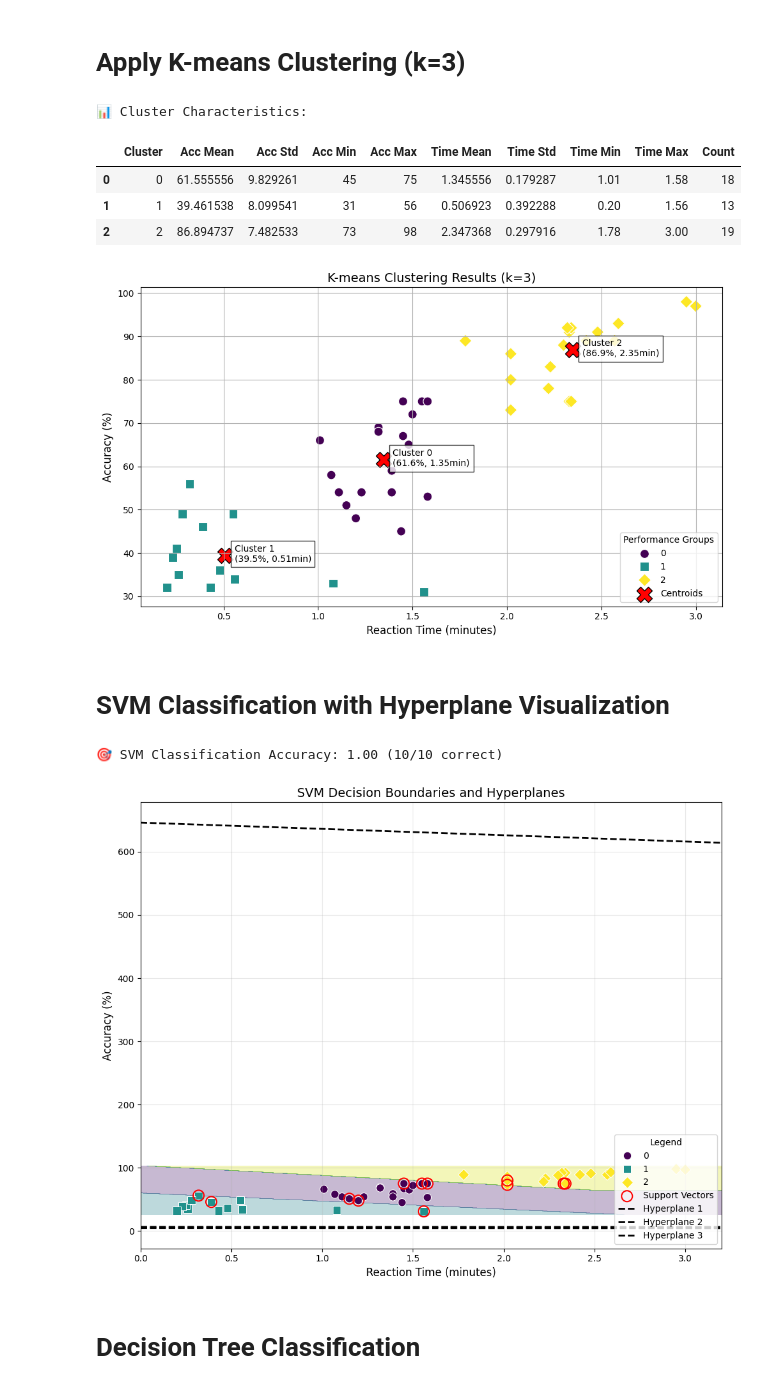
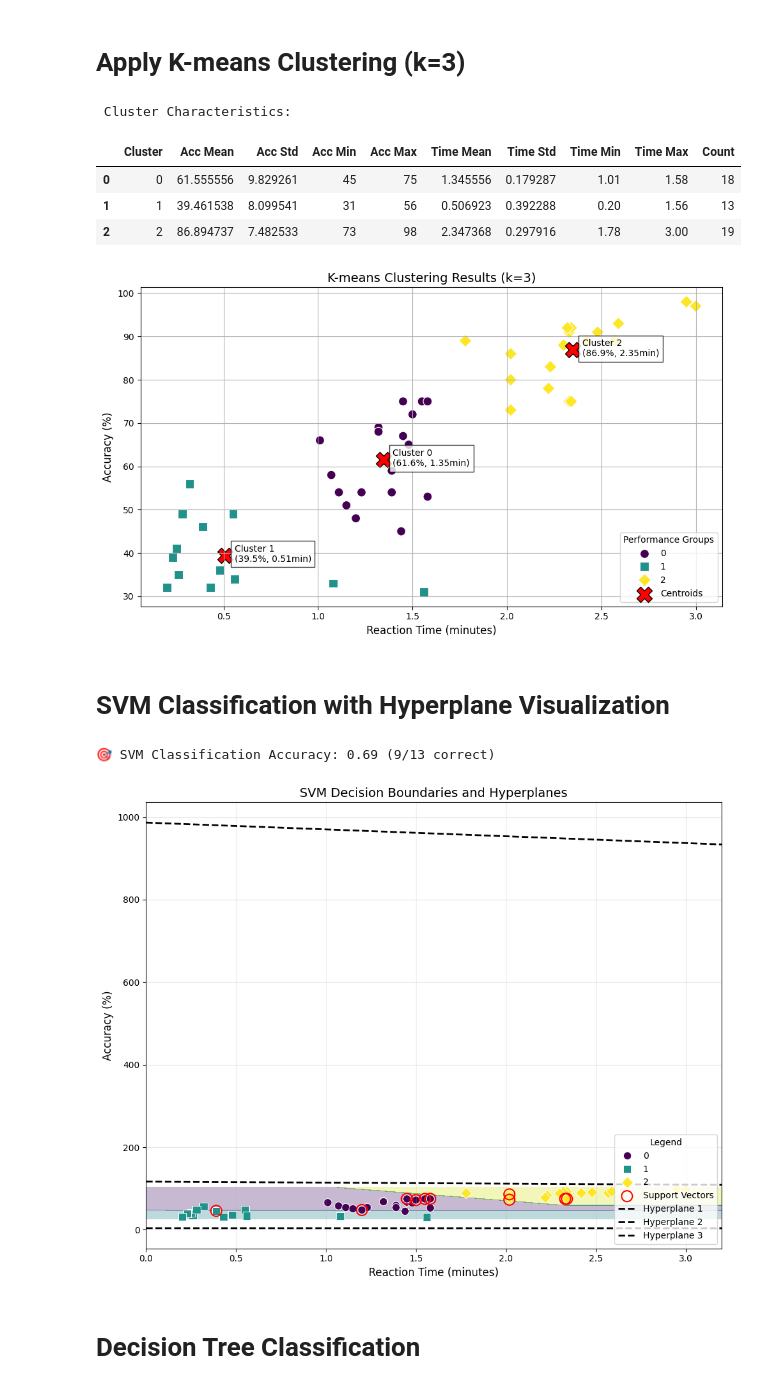
Before and after one commit to Rokibul1022/Rokibul_2111088642_CSE445, a Jupyter notebook: Mini_project-1/project_1.ipynb, the cells around one changed output. Cells and saved outputs as stored; diff of their text form; code cells hidden in the pictures.

```diff
--- a/Mini_project-1/project_1.ipynb
+++ b/Mini_project-1/project_1.ipynb
@@ -86,7 +86,7 @@ centers_original = scaler.inverse_transform(kmeans.cluster_centers_)
 cluster_centers_df = pd.DataFrame(centers_original, columns=['Accuracy(%)', 'ReactionTime(min)'])
 cluster_centers_df['Cluster'] = ['Low Acc/Fast', 'Medium', 'High Acc/Slow']
 
-print("\n📊 Cluster Characteristics:")
+print("\n Cluster Characteristics:")
 cluster_summary = df.groupby('Cluster').agg({
     'Accuracy(%)': ['mean', 'std', 'min', 'max'],
     'ReactionTime(min)': ['mean', 'std', 'min', 'max'],
@@ -120,7 +120,7 @@ plt.tight_layout()
 plt.savefig('4_kmeans_clusters.png')
 plt.show()
 # %% [output]
-📊 Cluster Characteristics:
+ Cluster Characteristics:
 |  | Cluster | Acc Mean | Acc Std | Acc Min | Acc Max | Time Mean | Time Std | Time Min | Time Max | Count |
 | 0 | 0 | 61.555556 | 9.829261 | 45 | 75 | 1.345556 | 0.179287 | 1.01 | 1.58 | 18 |
 | 1 | 1 | 39.461538 | 8.099541 | 31 | 56 | 0.506923 | 0.392288 | 0.20 | 1.56 | 13 |
@@ -133,9 +133,9 @@ plt.show()
 X = df[['Accuracy(%)', 'ReactionTime(min)']]
 y = df['Cluster']
 
-# Split data (80% train, 20% test)
+# Split data (75% train, 25% test)
 X_train, X_test, y_train, y_test = train_test_split(
-    X, y, test_size=0.2, random_state=42
+    X, y, test_size=0.25, random_state=42
 )
 
 # Train SVM with linear kernel
@@ -164,35 +164,35 @@ plt.figure(figsize=(10, 8))
 plt.contourf(xx, yy, Z, alpha=0.3, cmap='viridis')
 
 # Plot data points
 scatter = sns.scatterplot(data=df, x='ReactionTime(min)', y='Accuracy(%)',
                           hue='Cluster', palette='viridis', s=80,
                           style='Cluster', markers=['o', 's', 'D'])
 
 # Highlight support vectors
 plt.scatter(svm.support_vectors_[:, 1], svm.support_vectors_[:, 0],
             s=150, facecolors='none', edgecolors='red',
             linewidths=1.5, label='Support Vectors')
 
 # Plot decision boundaries
 for i, coef in enumerate(svm.coef_):
     w = coef
     a = -w[0] / w[1]
     xx = np.linspace(x_min, x_max)
     yy = a * xx - (svm.intercept_[i]) / w[1]
     plt.plot(xx, yy, 'k-', linewidth=2, linestyle='--',
              label=f'Hyperplane {i+1}')
 
 plt.title('SVM Decision Boundaries and Hyperplanes', fontsize=14)
 plt.xlabel('Reaction Time (minutes)', fontsize=12)
 plt.ylabel('Accuracy (%)', fontsize=12)
 plt.legend(title='Legend', loc='lower right')
 plt.grid(alpha=0.3)
 plt.tight_layout()
 plt.savefig('5_svm_hyperplanes.png')
 plt.show()
 # %% [output]
-🎯 SVM Classification Accuracy: 1.00 (10/10 correct)
+🎯 SVM Classification Accuracy: 0.69 (9/13 correct)
-[figure, old version]
+[figure, new version]
 # %% [markdown]
 # Decision Tree Classification
 # %%
```
Also changed, not shown: parts of 2 cells of this notebook, 9 other files.
